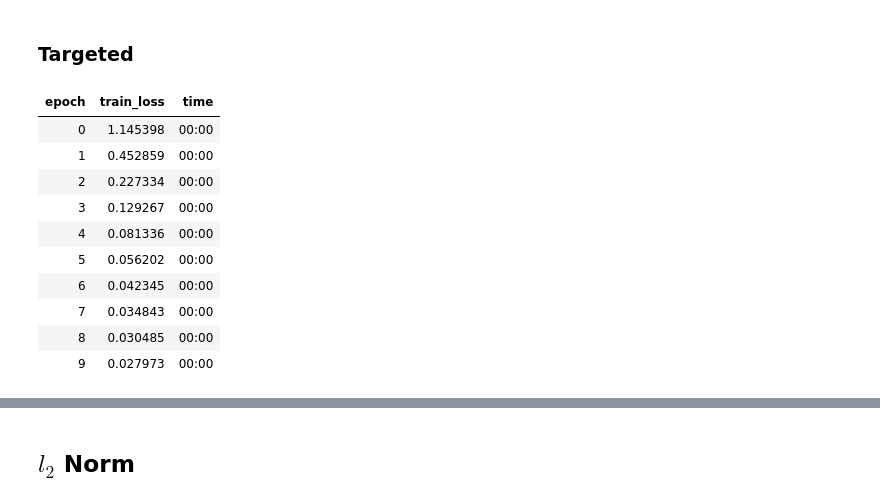
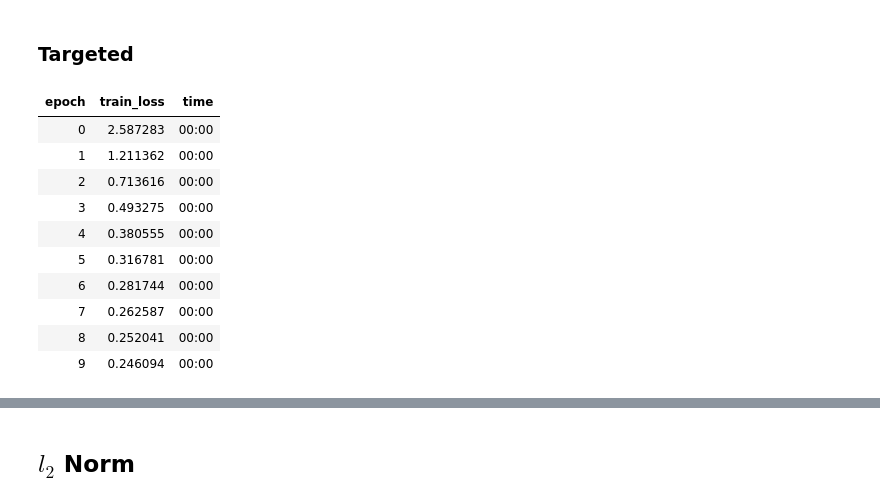
Before and after one commit to Irad-Zehavi/adv-ml, a Jupyter notebook: nbs/evasion.ipynb, the cells around one changed output, grey strips where cells are left out. Cells and saved outputs as stored; diff of their text form; code cells hidden in the pictures.

```diff
--- a/nbs/evasion.ipynb
+++ b/nbs/evasion.ipynb
@@ -154,20 +154,20 @@ learn.show_results(shuffle=False, dl=TfmdDL(perturbed_dsets))
 # %% [markdown]
 ### Targeted
 # %%
-attack = InputOptimizer(classifier, LinfPGD(epsilon=.3), targeted=True, n_epochs=10, epoch_size=30)
+attack = InputOptimizer(classifier, LinfPGD(epsilon=.2), targeted=True, n_epochs=10, epoch_size=30)
 perturbed_dsets = attack.perturb(random_targets_dsets)
 # %% [output]
 | epoch | train_loss | time |
-| 0 | 1.145398 | 00:00 |
-| 1 | 0.452859 | 00:00 |
-| 2 | 0.227334 | 00:00 |
-| 3 | 0.129267 | 00:00 |
-| 4 | 0.081336 | 00:00 |
-| 5 | 0.056202 | 00:00 |
-| 6 | 0.042345 | 00:00 |
-| 7 | 0.034843 | 00:00 |
-| 8 | 0.030485 | 00:00 |
-| 9 | 0.027973 | 00:00 |
+| 0 | 2.587283 | 00:00 |
+| 1 | 1.211362 | 00:00 |
+| 2 | 0.713616 | 00:00 |
+| 3 | 0.493275 | 00:00 |
+| 4 | 0.380555 | 00:00 |
+| 5 | 0.316781 | 00:00 |
+| 6 | 0.281744 | 00:00 |
+| 7 | 0.262587 | 00:00 |
+| 8 | 0.252041 | 00:00 |
+| 9 | 0.246094 | 00:00 |
 # %%
 acc = learn.validate(dl=TfmdDL(perturbed_dsets))[1]
 test(acc, .9, ge)
```
Also changed, not shown: parts of 11 cells of this notebook, 4 other files.
